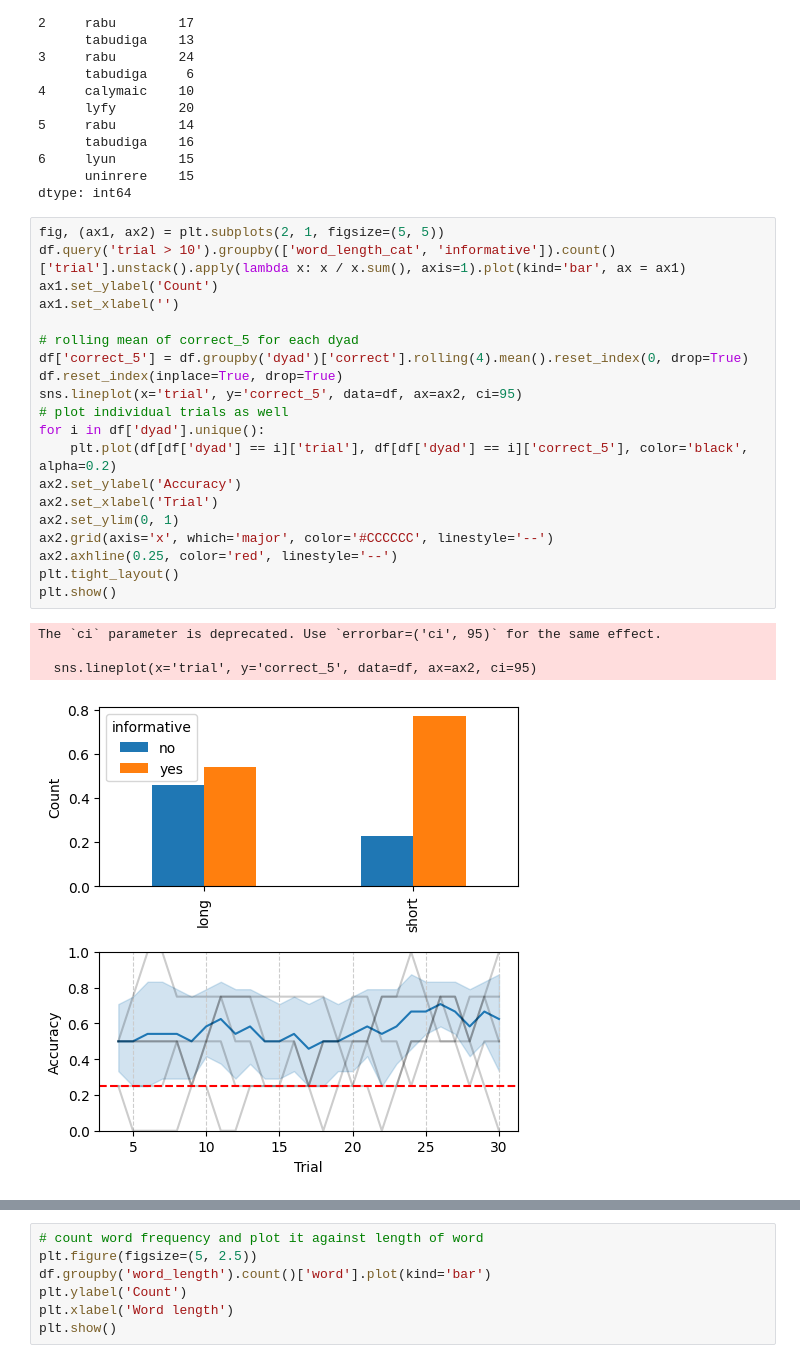
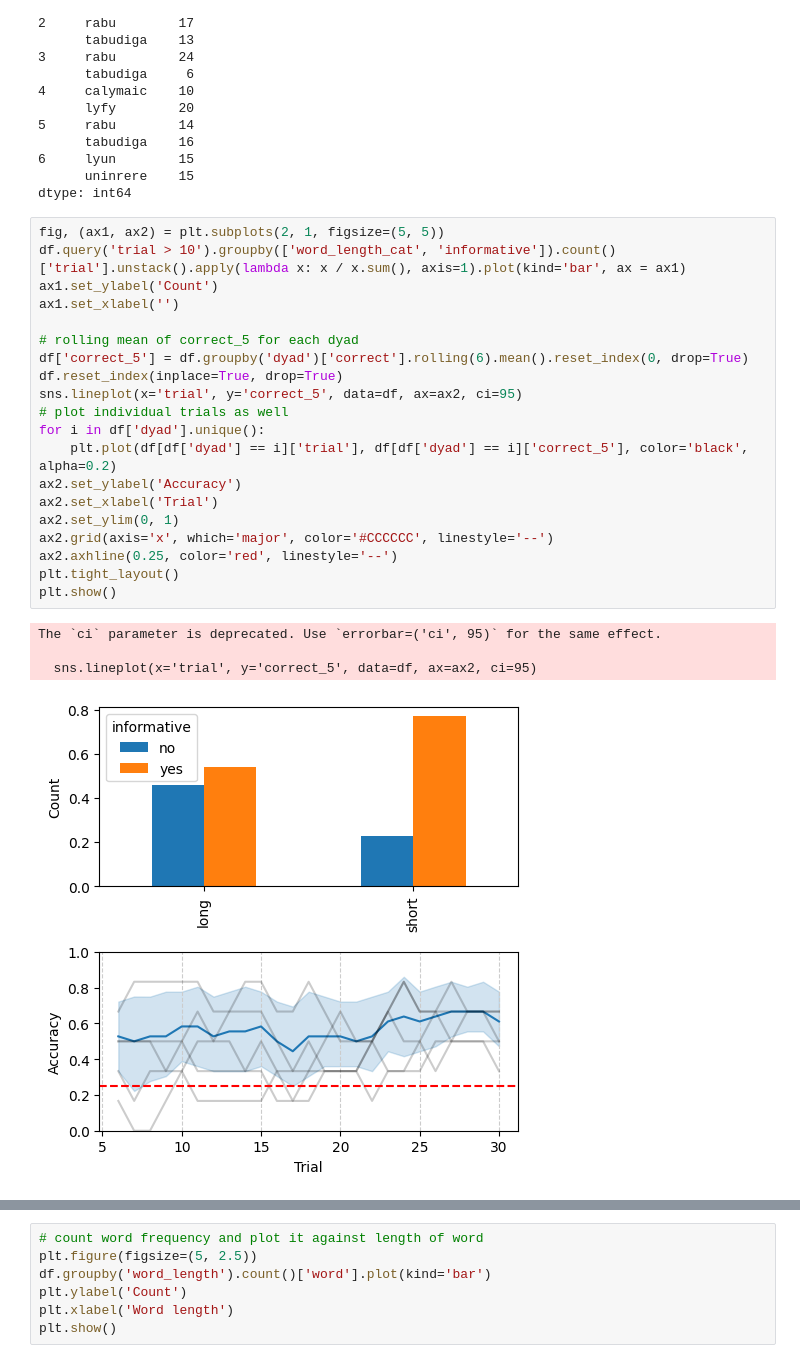
Before and after one commit to alexeykosh/2023-colexification-experiment, a Jupyter notebook: src/notebooks/test_game.ipynb, the cells around one changed output, grey strips where cells are left out. Cells and saved outputs as stored; diff of their text form.

```diff
--- a/src/notebooks/test_game.ipynb
+++ b/src/notebooks/test_game.ipynb
@@ -87,28 +87,28 @@ dtype: int64
 # %%
 fig, (ax1, ax2) = plt.subplots(2, 1, figsize=(5, 5))
 df.query('trial > 10').groupby(['word_length_cat', 'informative']).count()['trial'].unstack().apply(lambda x: x / x.sum(), axis=1).plot(kind='bar', ax = ax1)
 ax1.set_ylabel('Count')
 ax1.set_xlabel('')
 
 # rolling mean of correct_5 for each dyad
-df['correct_5'] = df.groupby('dyad')['correct'].rolling(4).mean().reset_index(0, drop=True)
+df['correct_5'] = df.groupby('dyad')['correct'].rolling(6).mean().reset_index(0, drop=True)
 df.reset_index(inplace=True, drop=True)
 sns.lineplot(x='trial', y='correct_5', data=df, ax=ax2, ci=95)
 # plot individual trials as well
 for i in df['dyad'].unique():
     plt.plot(df[df['dyad'] == i]['trial'], df[df['dyad'] == i]['correct_5'], color='black', alpha=0.2)
 ax2.set_ylabel('Accuracy')
 ax2.set_xlabel('Trial')
 ax2.set_ylim(0, 1)
 ax2.grid(axis='x', which='major', color='#CCCCCC', linestyle='--')
 ax2.axhline(0.25, color='red', linestyle='--')
 plt.tight_layout()
 plt.show()
 # %% [output]
 The `ci` parameter is deprecated. Use `errorbar=('ci', 95)` for the same effect.
 
   sns.lineplot(x='trial', y='correct_5', data=df, ax=ax2, ci=95)
-[figure, old version]
+[figure, new version]
 # %%
 plt.figure(figsize=(8, 4))
 df['correct_5'] = df.groupby('dyad')['correct'].rolling(5).mean().reset_index(0, drop=True)
```
Also changed, not shown: parts of 1 cell of this notebook, 3 other files.
